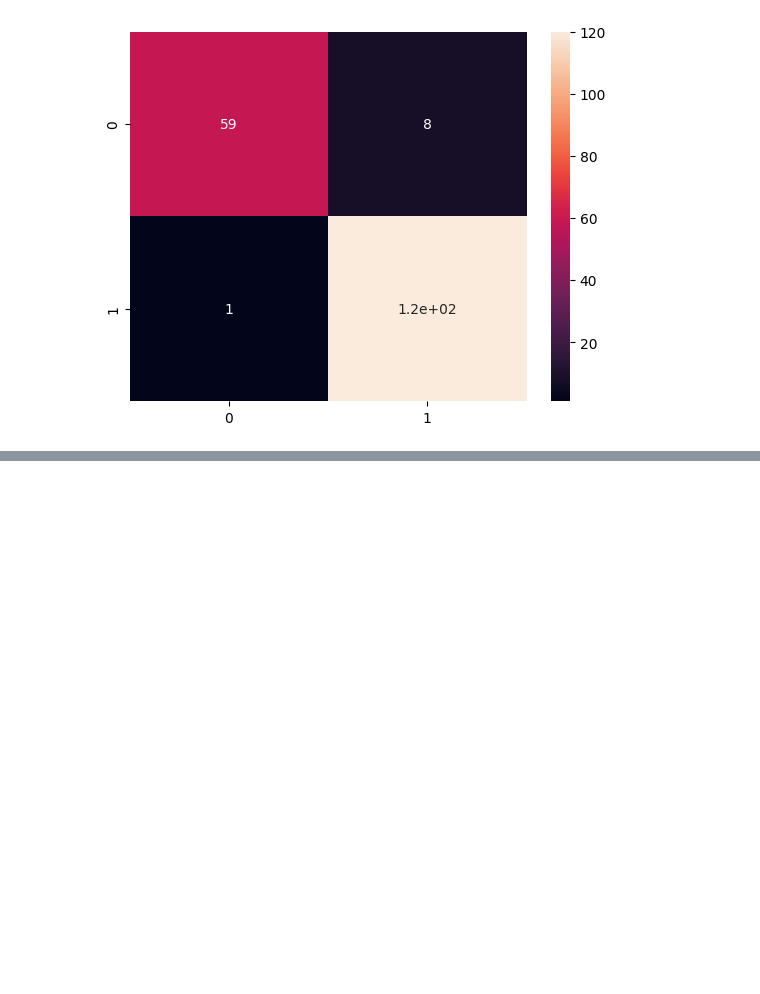
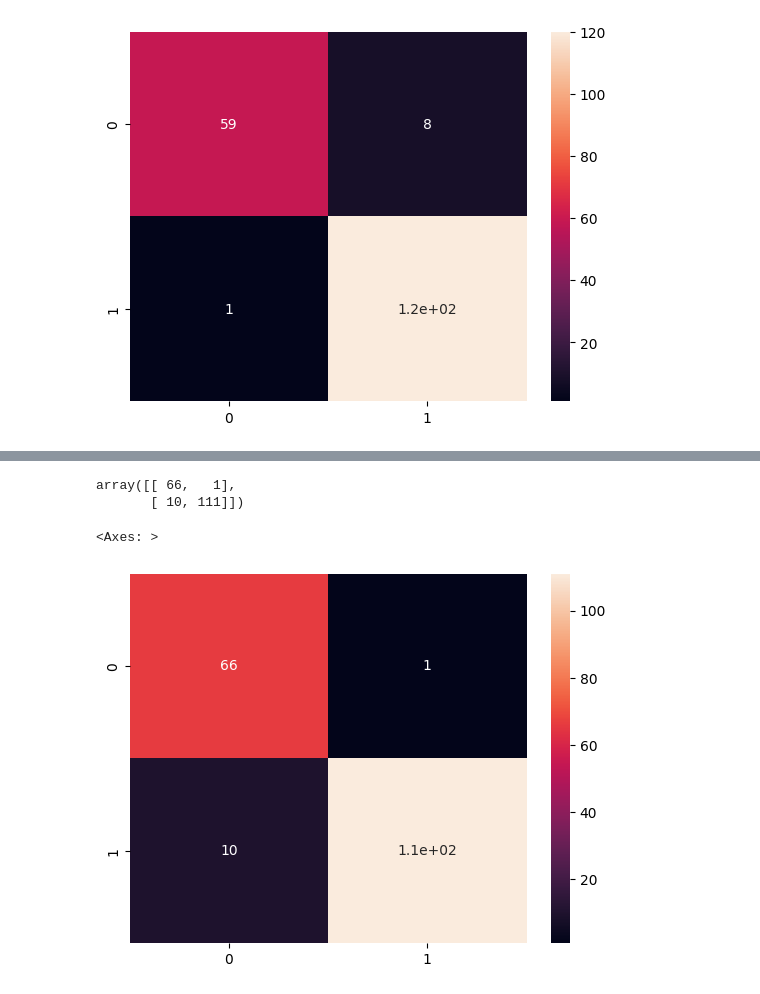
Before and after one commit to Priyo-prog/Machine-Learning, a Jupyter notebook: Breast Cancer Classification SVM/breast_cancer_classification_svm.ipynb, the cells around one changed output, grey strips where cells are left out. Cells and saved outputs as stored; diff of their text form; code cells hidden in the pictures; blank space fills up the shorter version.

```diff
--- a/Breast Cancer Classification SVM/breast_cancer_classification_svm.ipynb
+++ b/Breast Cancer Classification SVM/breast_cancer_classification_svm.ipynb
@@ -161,0 +181,5 @@ sns.heatmap(cm, annot=True)
+# %%
+# Feature Scaling with test data
+min_test = X_test.min()
+range_test = (X_test - min_test).max()
+X_test_scaled = (X_test - min_test) / range_test
@@ -161,0 +191,2 @@ sns.heatmap(cm, annot=True)
+# %%
+y_predict = svm_model.predict(X_test_scaled)
@@ -161,0 +208,11 @@ sns.heatmap(cm, annot=True)
+# %%
+cm = confusion_matrix(y_test, y_predict)
+cm
+# %% [output]
+array([[ 66,   1],
+       [ 10, 111]])
+# %%
+sns.heatmap(cm, annot=True)
+# %% [output]
+<Axes: >
+[figure, added]
```
Also changed, not shown: parts of 18 cells of this notebook.
